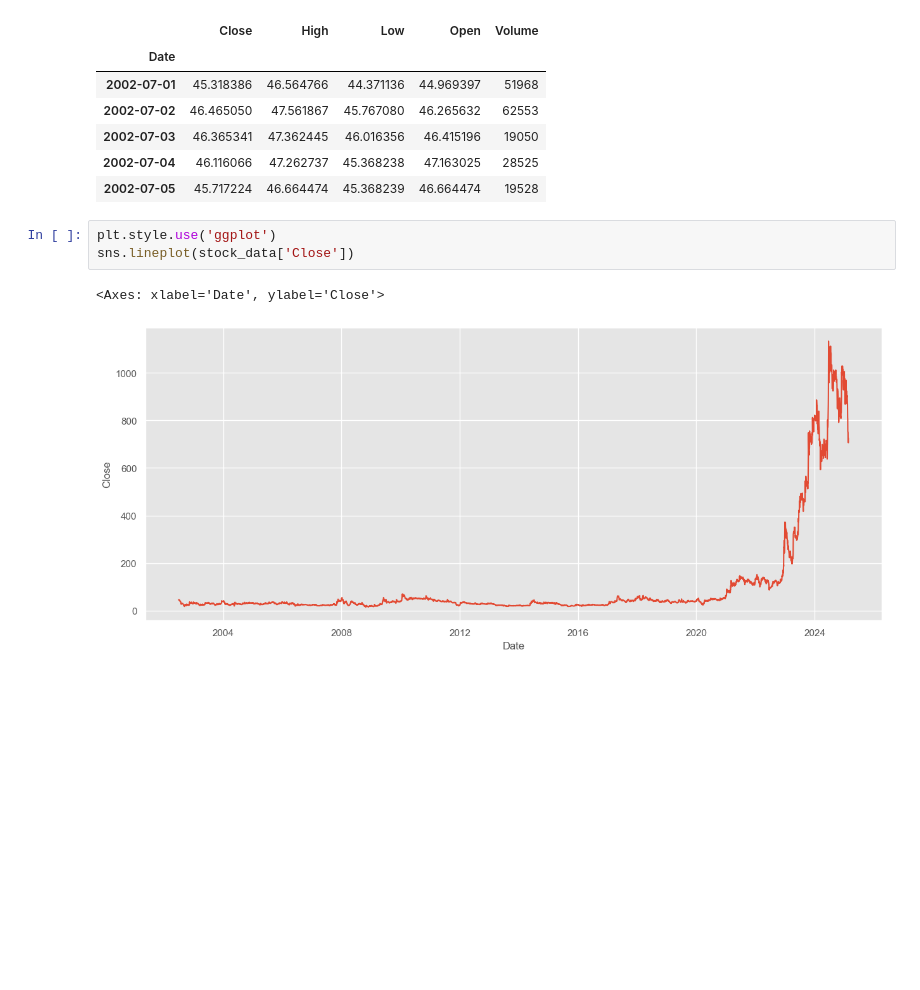
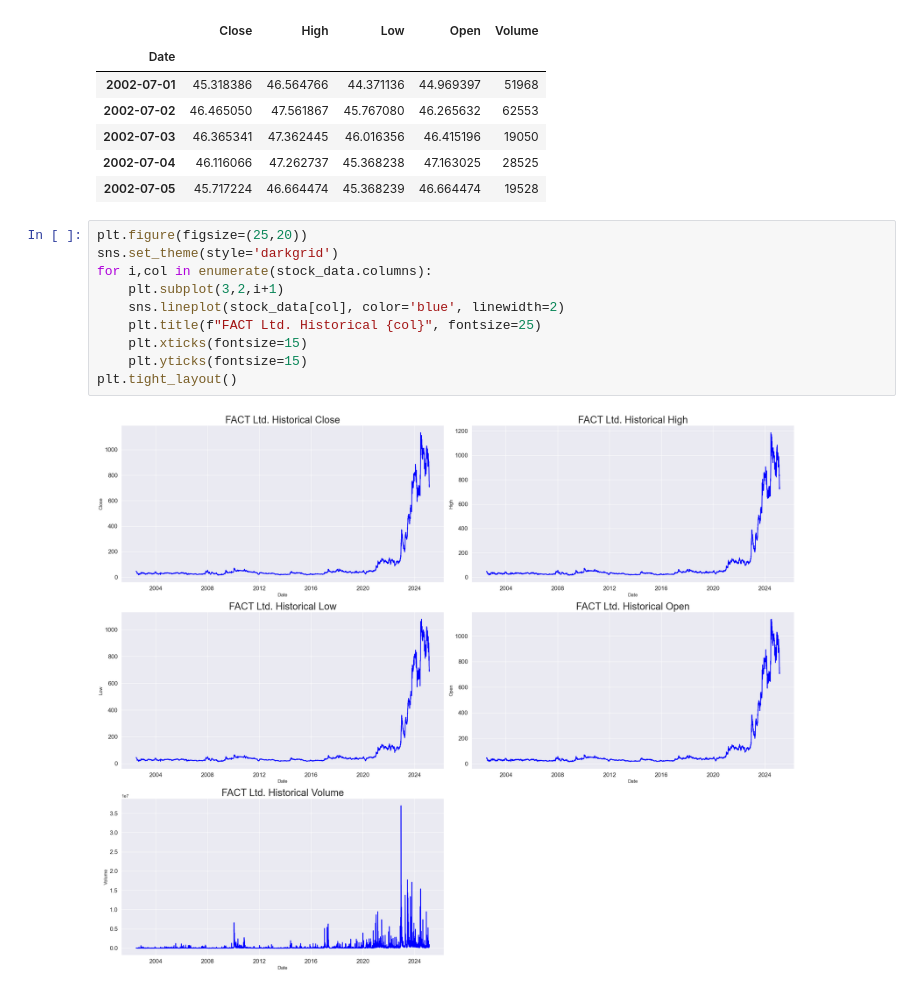
Before and after one commit to akashprak/StockPrice-TimeSeries, a Jupyter notebook: notebooks/Stock_price_forecast.ipynb, the cells around one changed output. Saved outputs shown, nothing was run; the diff lists cells and outputs as text; blank space fills up the shorter version.

```diff
--- a/notebooks/Stock_price_forecast.ipynb
+++ b/notebooks/Stock_price_forecast.ipynb
@@ -77,9 +99,15 @@ stock_data.head()
 | 2002-07-03 | 46.365341 | 47.362445 | 46.016356 | 46.415196 | 19050 |
 | 2002-07-04 | 46.116066 | 47.262737 | 45.368238 | 47.163025 | 28525 |
 | 2002-07-05 | 45.717224 | 46.664474 | 45.368239 | 46.664474 | 19528 |
-# %%
-plt.style.use('ggplot')
-sns.lineplot(stock_data['Close'])
-# %% [output]
-<Axes: xlabel='Date', ylabel='Close'>
-[figure, removed]
+# %%
+plt.figure(figsize=(25,20))
+sns.set_theme(style='darkgrid')
+for i,col in enumerate(stock_data.columns):
+    plt.subplot(3,2,i+1)
+    sns.lineplot(stock_data[col], color='blue', linewidth=2)
+    plt.title(f"FACT Ltd. Historical {col}", fontsize=25)
+    plt.xticks(fontsize=15)
+    plt.yticks(fontsize=15)
+plt.tight_layout()
+# %% [output]
+[figure, added]
```
Also changed, not shown: parts of 19 cells of this notebook.
